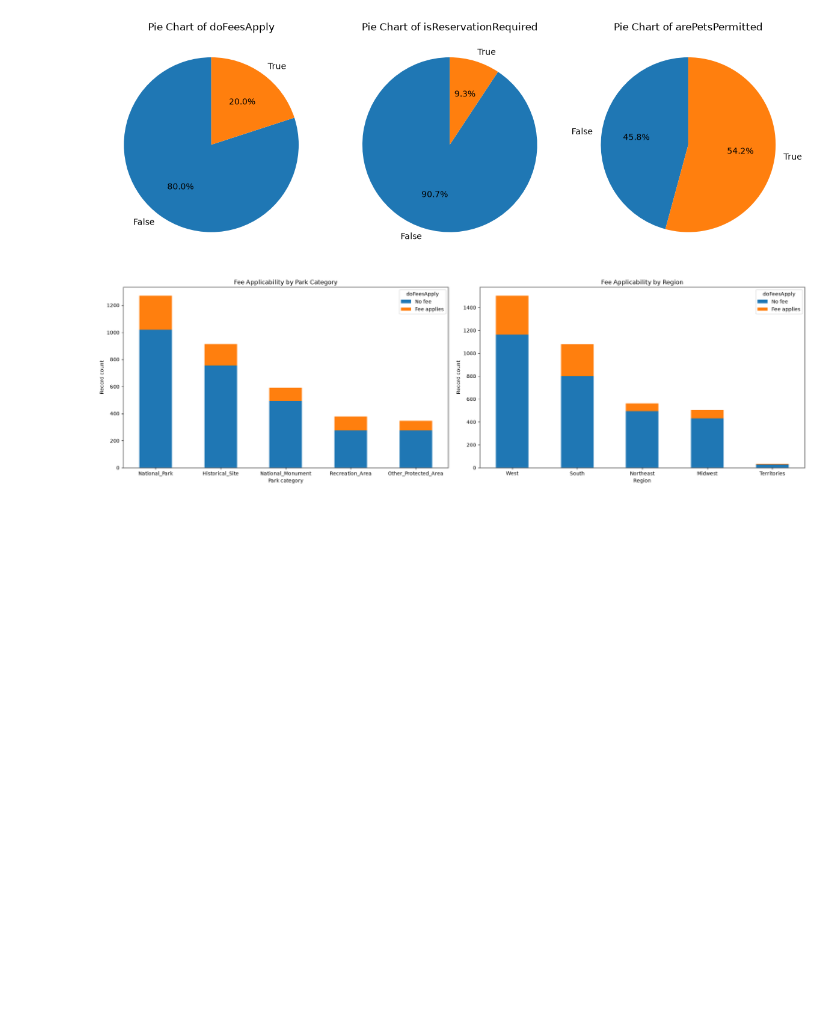
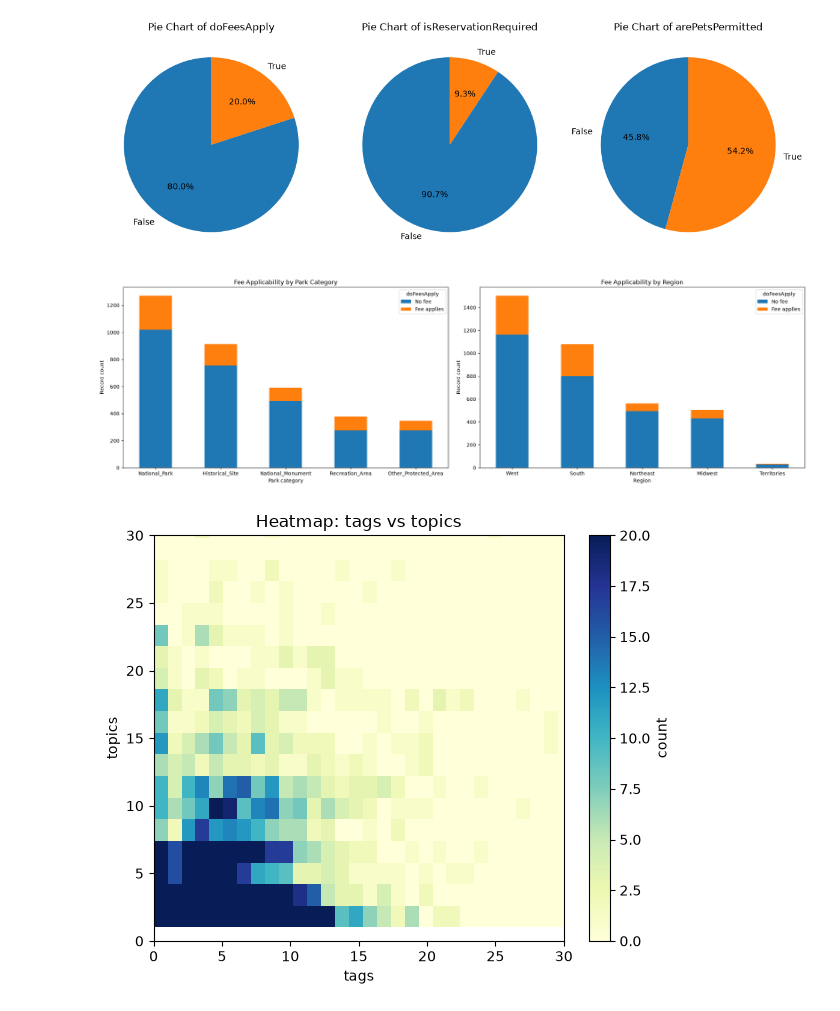
Before and after one commit to lareina1515/DATA1030-GroupProject, a Jupyter notebook: src/DATA1030 group project.ipynb, the cells around one changed output. Drawn from its saved outputs; the diff is of its cells as text; code cells hidden in the pictures; blank space fills up the shorter version.

Commit message:
add heatmap and violin plot

```diff
--- a/src/DATA1030 group project.ipynb
+++ b/src/DATA1030 group project.ipynb
@@ -222,3 +223,25 @@ fig.tight_layout()
 plt.show()
 # %% [output]
 [figure]
+# %%
+# Create a heatmap to visualize the relationship between tags and topics
+nbins = 50
+heatmap, xedges, yedges = np.histogram2d(eda_todo_df['tags'], eda_todo_df['topics'], bins = nbins)
+
+plt.figure(figsize = (6, 5))
+
+plt.imshow(heatmap.T, origin = 'lower', aspect = 'auto', cmap = 'YlGnBu', vmax = 20,
+           extent = [xedges[0], xedges[-1], yedges[0], yedges[-1]])
+
+plt.colorbar(label = 'count')
+plt.xlabel('tags')
+plt.ylabel('topics')
+plt.title('Heatmap: tags vs topics')
+plt.xlim(0, 30)
+plt.ylim(0, 30)
+
+plt.savefig('../figures/heatmap_tags_vs_topics.png', dpi = 150, bbox_inches = 'tight')
+plt.tight_layout()
+plt.show()
+# %% [output]
+[figure, added]
```
Also changed, not shown: parts of 2 cells of this notebook.
